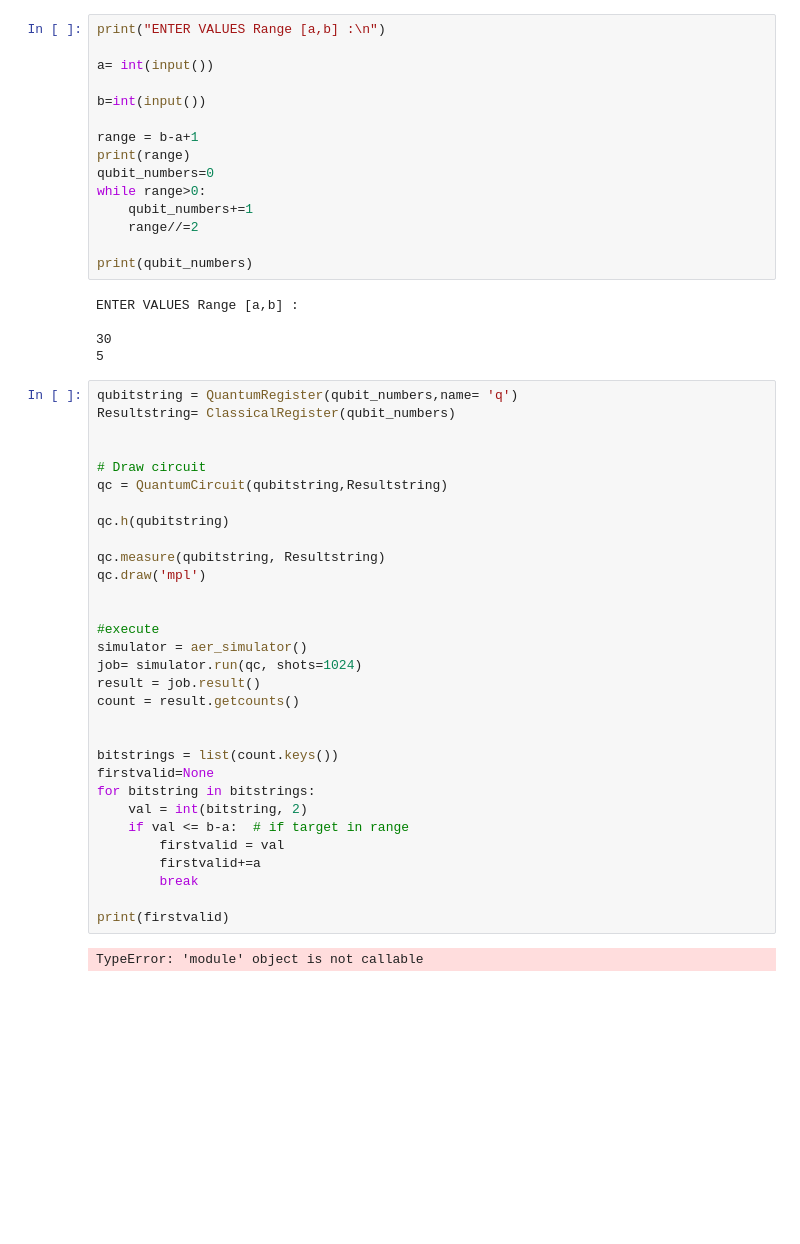
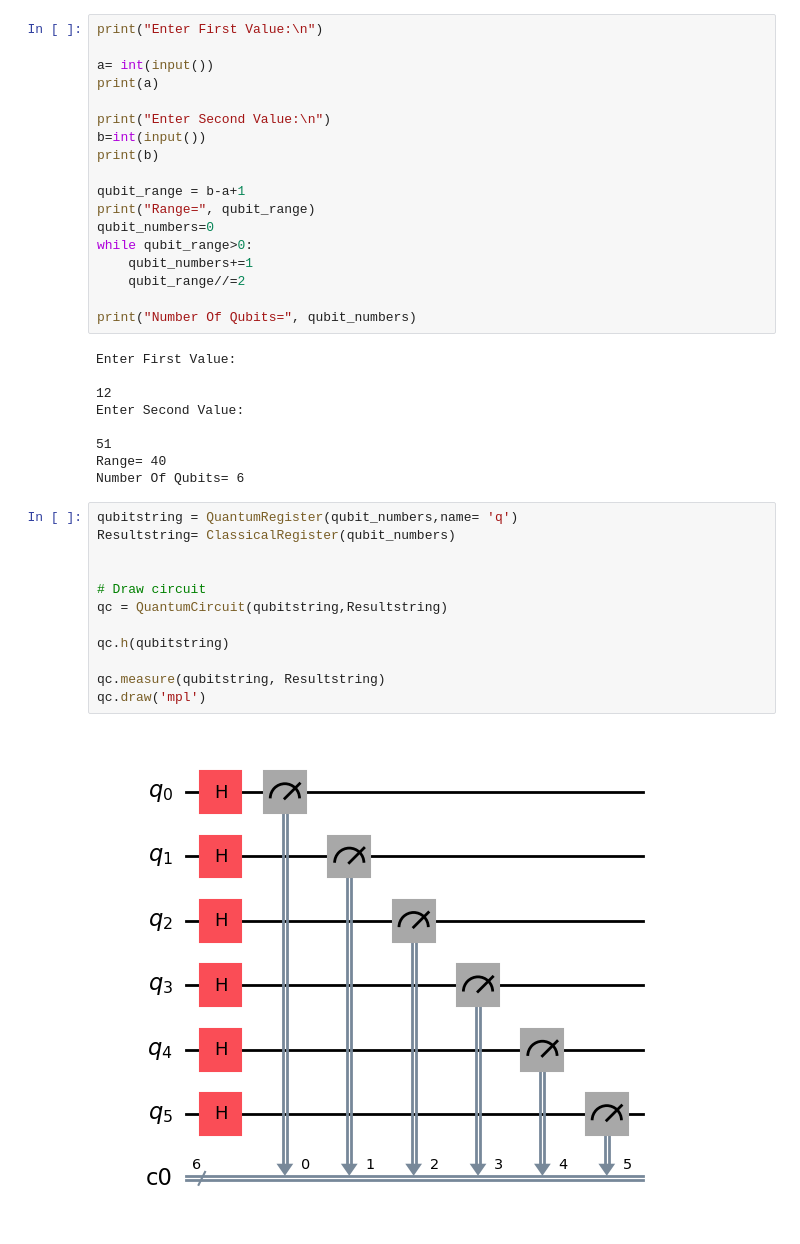
Before and after one commit to Adithya2685-git/QRNG, a Jupyter notebook: rng.ipynb, the cells around one changed output. Cells and saved outputs as stored; diff of their text form; blank space fills up the shorter version.

```diff
--- a/rng.ipynb
+++ b/rng.ipynb
@@ -5,53 +7,41 @@ from qiskit import visualization
 # %%
-print("ENTER VALUES Range [a,b] :\n")
+print("Enter First Value:\n")
 
 a= int(input())
+print(a)
 
+print("Enter Second Value:\n")
 b=int(input())
+print(b)
 
-range = b-a+1
-print(range)
+qubit_range = b-a+1
+print("Range=", qubit_range)
 qubit_numbers=0
-while range>0:
+while qubit_range>0:
     qubit_numbers+=1
-    range//=2
+    qubit_range//=2
 
-print(qubit_numbers)
+print("Number Of Qubits=", qubit_numbers)
 # %% [output]
-ENTER VALUES Range [a,b] :
+Enter First Value:
 
-30
-5
+12
+Enter Second Value:
+
+51
+Range= 40
+Number Of Qubits= 6
 # %%
 qubitstring = QuantumRegister(qubit_numbers,name= 'q')
 Resultstring= ClassicalRegister(qubit_numbers)
 
 
 # Draw circuit
 qc = QuantumCircuit(qubitstring,Resultstring)
 
 qc.h(qubitstring)
 
 qc.measure(qubitstring, Resultstring)
 qc.draw('mpl')
-
-
-#execute
-simulator = aer_simulator()
-job= simulator.run(qc, shots=1024)
-result = job.result()
-count = result.getcounts()
-
-
-bitstrings = list(count.keys())
-firstvalid=None
-for bitstring in bitstrings:
-    val = int(bitstring, 2)
-    if val <= b-a:  # if target in range
-        firstvalid = val
-        firstvalid+=a
-        break
-
-print(firstvalid)
 # %% [output]
-TypeError: 'module' object is not callable
+[figure, added]
```
Also changed, not shown: parts of 3 cells of this notebook, 1 other file.
